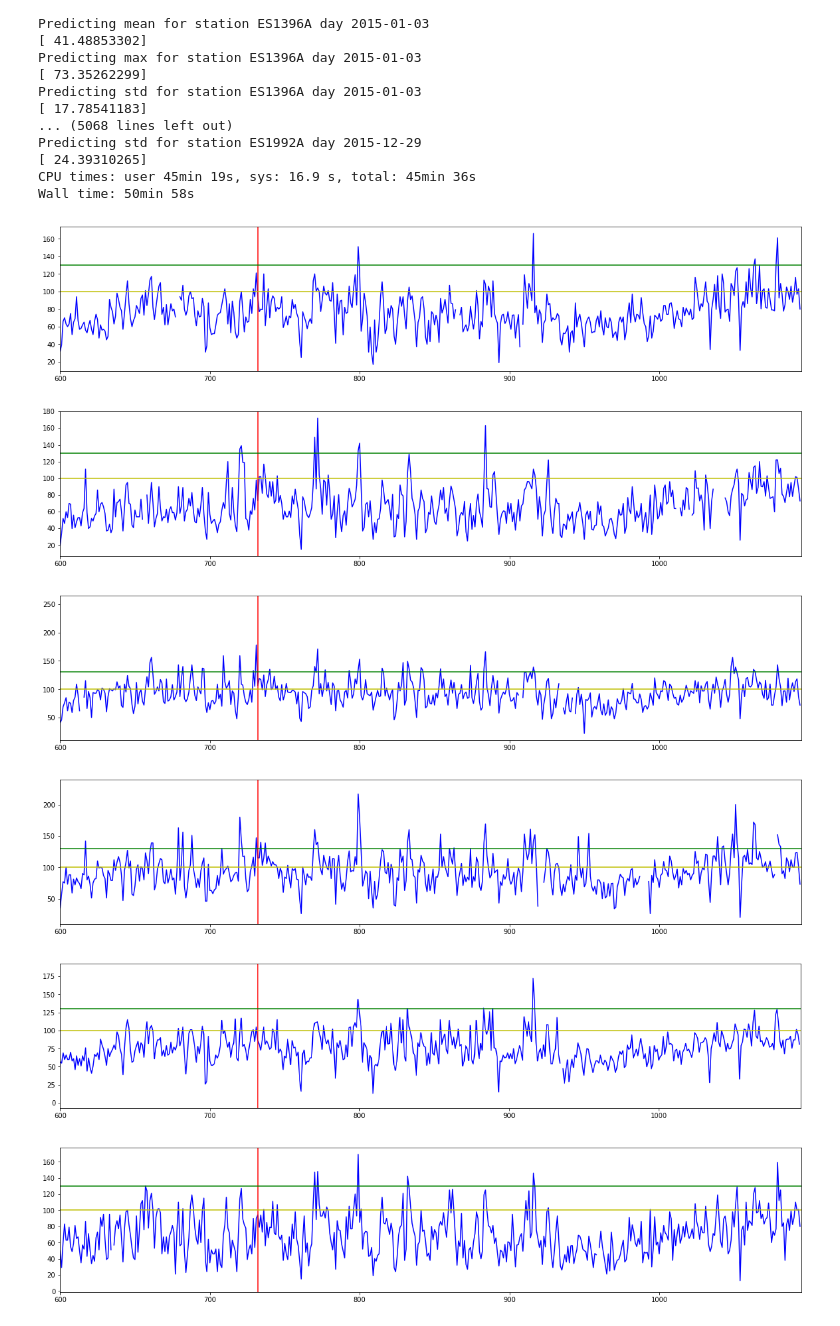
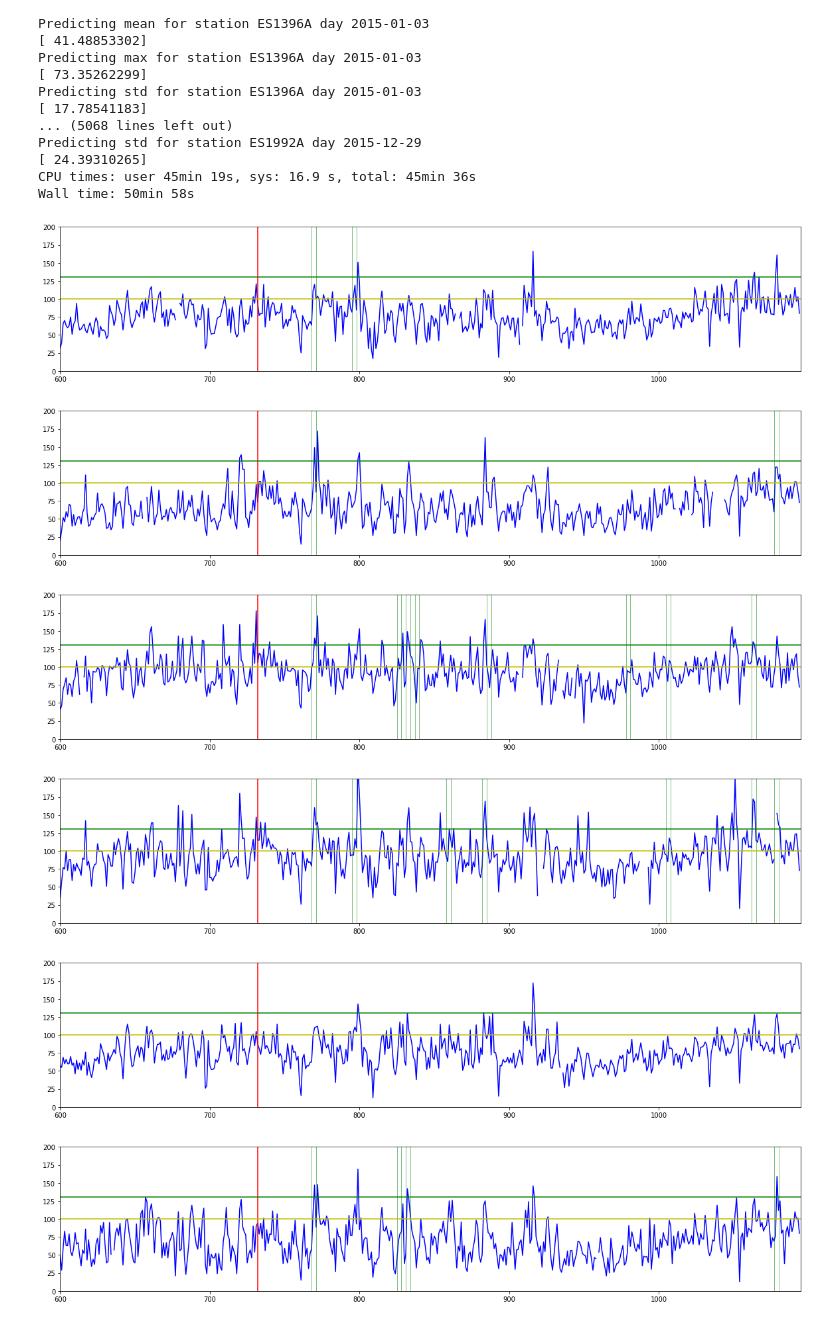
Before and after one commit to javiermas/BCNAirQualityDatathon, a Jupyter notebook: notebooks/Jonas_2.ipynb, the cells around one changed output. Cells and saved outputs as stored; diff of their text form; code cells hidden in the pictures.

```diff
--- a/notebooks/Jonas_2.ipynb
+++ b/notebooks/Jonas_2.ipynb
@@ -94,17 +94,20 @@ Wall time: 50min 58s
 # %%
 for c in edit_wide_series.columns:
     if '_max' in c:
         plt.figure(figsize=(20, 4))
         x_ax = list(range(edit_wide_series.shape[0]))
         plt.plot(x_ax, edit_wide_series[c], 'b-')
+        plt.step((pd.to_datetime(test[test.station == c[:7]].date) - dt.datetime(2013, 1, 1)).map(lambda d: d.days),
+                 test.loc[test.station == c[:7], 'target'] * 200, 'g--', lw=.5)
         plt.xlim([600, edit_wide_series.shape[0]])
+        plt.ylim([0, 200])
         plt.axvline(732, c='r')
         plt.axhline(100, c='y')
         plt.axhline(130, c='g')
 # %% [output]
-[figure, old version]
+[figure, new version]
-[figure, old version]
+[figure, new version]
-[figure, old version]
+[figure, new version]
-[figure, old version]
+[figure, new version]
-[figure, old version]
+[figure, new version]
-[figure, old version]
+[figure, new version]
```
Also changed, not shown: parts of 2 cells of this notebook, 2 other files.
